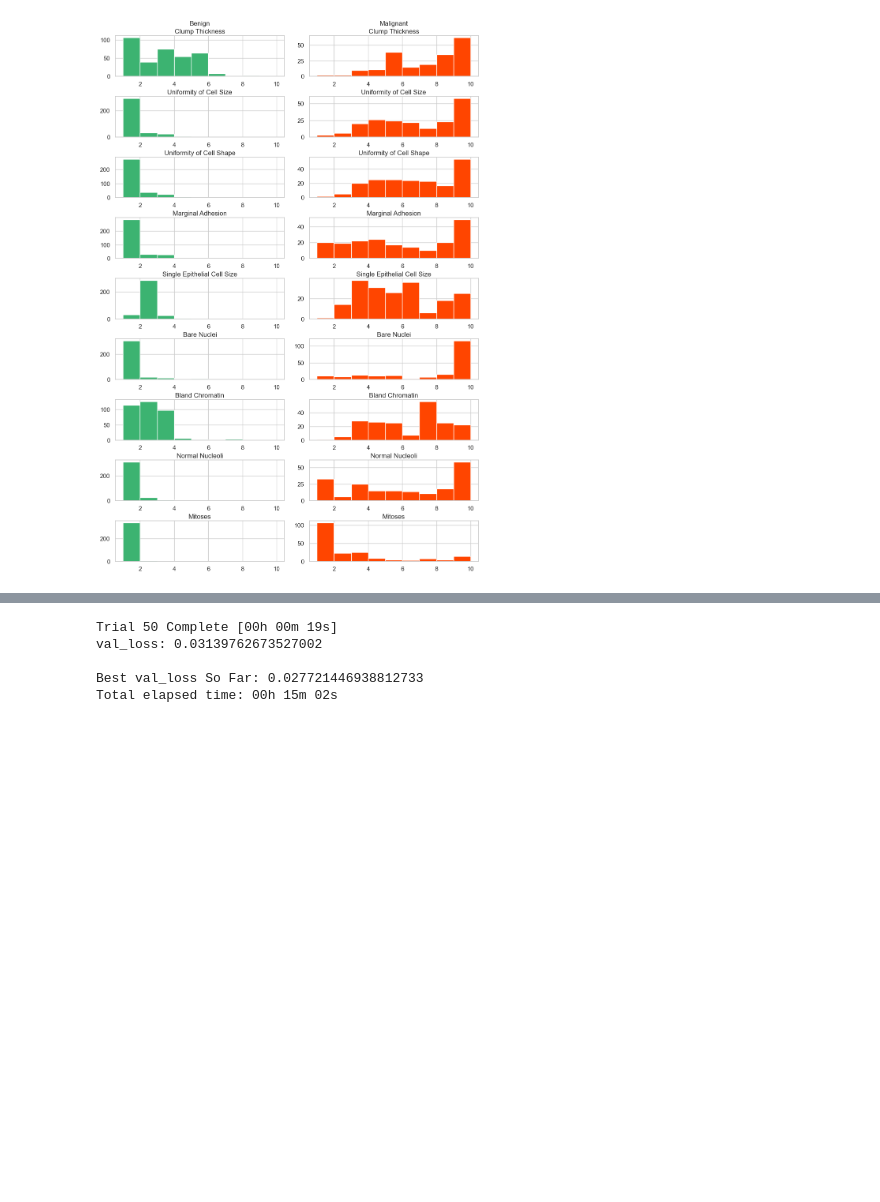
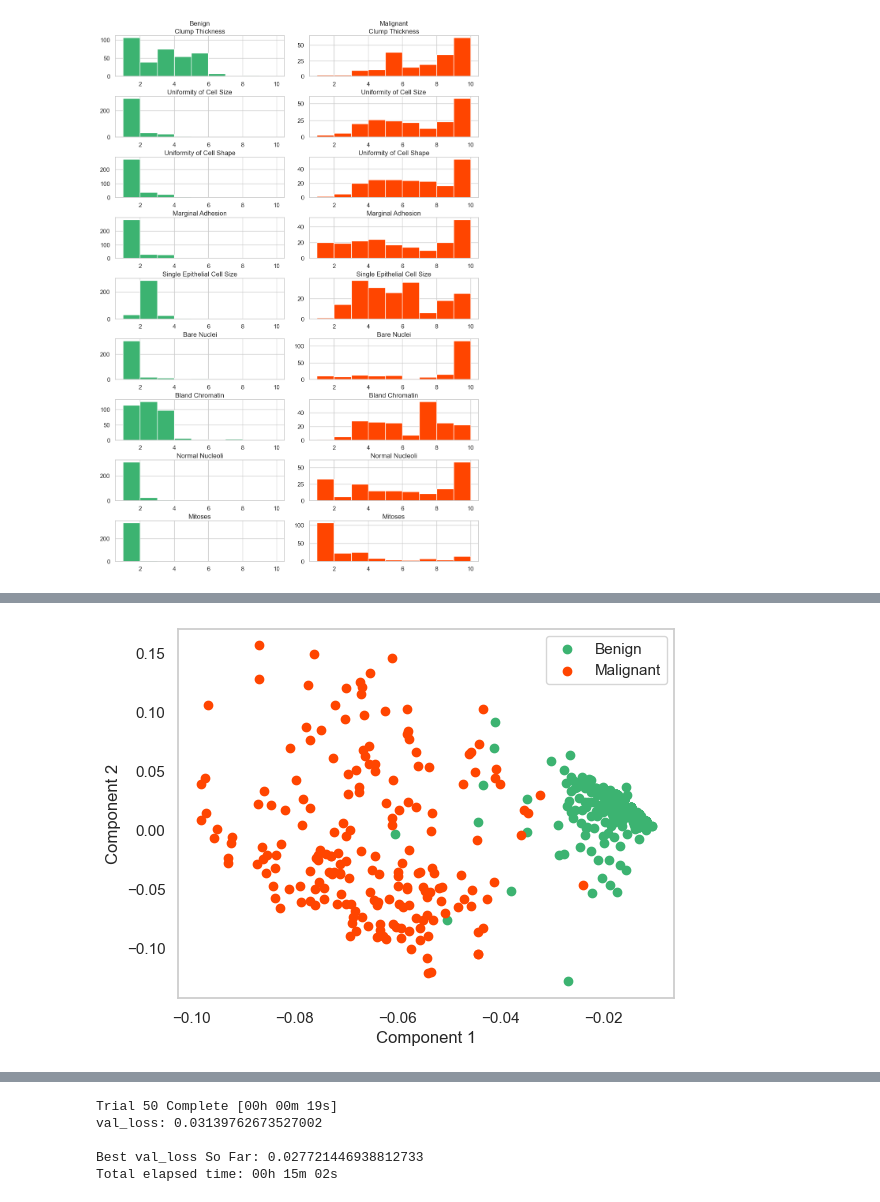
Before and after one commit to 18alle18/Reproducible-Challenge-Project, a Jupyter notebook: Project_Alexander_Love.ipynb, the cells around one changed output, grey strips where cells are left out. Saved outputs shown, nothing was run; the diff lists cells and outputs as text; code cells hidden in the pictures; blank space fills up the shorter version.

```diff
--- a/Project_Alexander_Love.ipynb
+++ b/Project_Alexander_Love.ipynb
@@ -131,0 +153,16 @@ for variable_index, variable in enumerate(independent_variables):
+# %%
+# PCA for the independent variables
+
+U, S, Vt = np.linalg.svd(training_df[independent_variables], full_matrices=False)
+figure, axis = plt.subplots()
+benign_indices = training_df["Class"] == "Benign"
+malignant_indices = training_df["Class"] == "Malignant"
+axis.scatter(U[benign_indices, 0], U[benign_indices, 1], label="Benign", color = class_colors[0])
+axis.scatter(U[malignant_indices, 0], U[malignant_indices, 1], label="Malignant", color = class_colors[1])
+axis.set_xlabel("Component 1")
+axis.set_ylabel("Component 2")
+axis.legend()
+axis.grid()
+plt.show()
+# %% [output]
+[figure, added]
```
Also changed, not shown: parts of 8 cells of this notebook.
